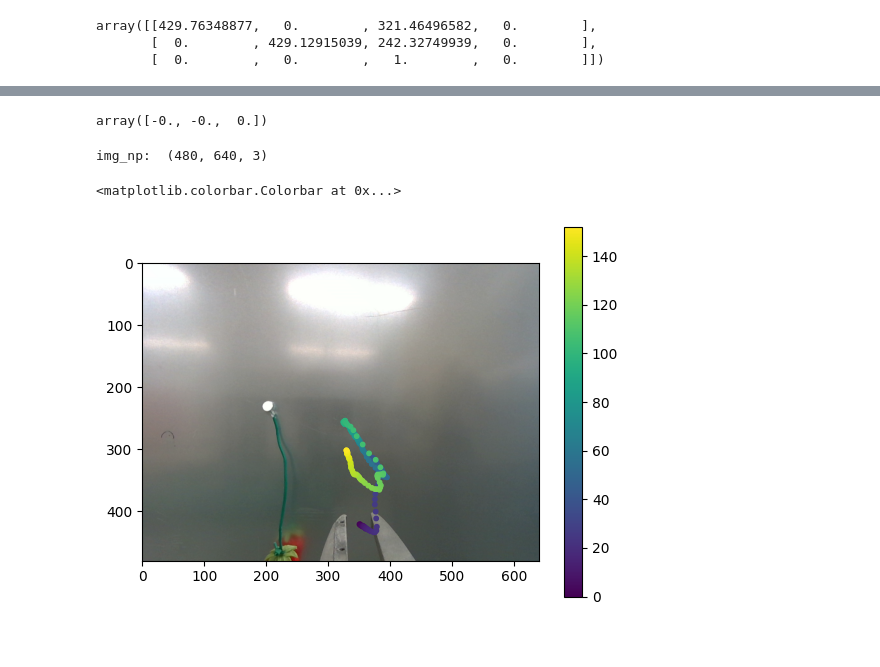
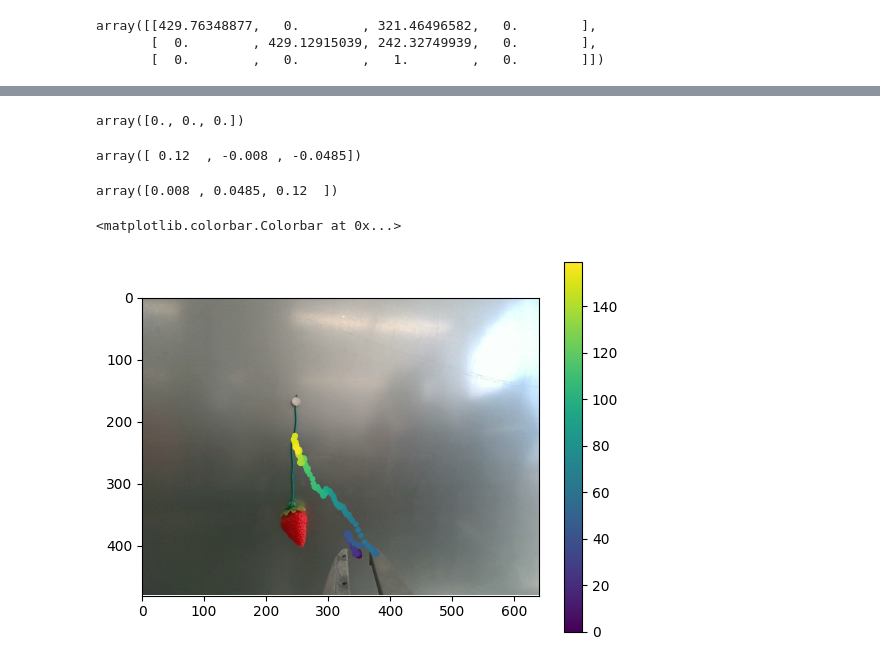
Before and after one commit to AgRoboticsResearch/act-plus-plus, a Jupyter notebook: playground/inference_scara_visualization.ipynb, the cells around one changed output, grey strips where cells are left out. Cells and saved outputs as stored; diff of their text form; code cells hidden in the pictures.

```diff
--- a/playground/inference_scara_visualization.ipynb
+++ b/playground/inference_scara_visualization.ipynb
@@ -326,0 +333,17 @@ array([[0. , 0. , 0. ],
+# %%
+pos_init, ori_quat_init = decode_frame_pose(ee_poses_raw[0])
+ee_in_world_init = vector_quat_to_matrix(pos_init, ori_quat_init)
+ee_in_world_init
+world_T_init = np.linalg.inv(ee_in_world_init)
+# %%
+ee_in_world_all = []
+ee_in_init_all = []
+ee_in_init_all_pos = []
+for ee_pose in ee_poses_raw:
+    pos, ori_quat = decode_frame_pose(ee_pose)
+    ee_in_world = vector_quat_to_matrix(pos, ori_quat)
+    ee_in_world_all.append(ee_in_world)
+    ee_in_init = ee_in_world.dot(world_T_init)
+    ee_in_init_all.append(ee_in_init)
+    ee_in_init_all_pos.append(ee_in_init[:3, 3])
+ee_in_init_all_pos = np.asarray(ee_in_init_all_pos)
@@ -327,35 +360,43 @@ array([[0. , 0. , 0. ],
 # %%
-pts_ee = ee_in_init_poss.copy()
+pts_ee = ee_in_init_all_pos.copy()
 pts_ee[0]
 # %% [output]
-array([-0., -0.,  0.])
+array([0., 0., 0.])
 # %%
 # camera_T_lidar = np.diag([1, 1, 1, 1])
-camera_T_ee = trans.states2SE3([0.12, -0.008, -0.05, 0, 0, 0])
+camera_T_ee = trans.states2SE3([0.12, -0.008, -0.0485, 0, 0, 0])
 # camera_T_ee = trans.states2SE3([0.12, -0.008, -0.05, 0, 0.2, -0.20])
 # camera_T_ee = trans.states2SE3([0.1, 0, 0, 0, 0, 0])
 
 pts_camera = camera_T_ee.dot(trans.xyz2homo(pts_ee).T).T[:,: 3]
+pts_camera[0]
 # pts_camera
+# %% [output]
+array([ 0.12  , -0.008 , -0.0485])
 # %%
 pts_in_camera_opt = pts_camera.copy()
 pts_in_camera_opt = pts_in_camera_opt[:, [1, 2, 0]]
 pts_in_camera_opt[:, 2] = pts_in_camera_opt[:, 2]
 pts_in_camera_opt[:, 0] = -pts_in_camera_opt[:, 0]
 pts_in_camera_opt[:, 1] = -pts_in_camera_opt[:, 1]
+pts_in_camera_opt[0]
+# %% [output]
+array([0.008 , 0.0485, 0.12  ])
 # %%
 # uv = project_points_to_uv_batch(rgb_p, pts_optical)
 uvs = proj.project_point_to_image(pts_in_camera_opt, rgb_p)
 # %%
-with h5py.File(h5data_file, "r") as root:
-    img_np = root["/observations/images/wrist"][0]
-print("img_np: ",img_np.shape)
+# with h5py.File(h5data_file, "r") as root:
+#     img_np = root["/observations/images/wrist"][0]
+# print("img_np: ",img_np.shape)
 img_plot = img_np.copy()
 
 plt.imshow(cv.cvtColor(img_np, cv.COLOR_BGR2RGB))
 plt.scatter(uvs[:, 0], uvs[:, 1], c=range(len(uvs)), s=10)
+# limit the axis to the image shape
+plt.xlim([0, img_np.shape[1]])
+plt.ylim([img_np.shape[0], 0])
 plt.colorbar()
 # %% [output]
-img_np:  (480, 640, 3)
+<matplotlib.colorbar.Colorbar at 0x...>
-<matplotlib.colorbar.Colorbar at 0x...>
-[figure, old version]
+[figure, new version]
```
Also changed, not shown: parts of 16 cells of this notebook, 1 other file.
